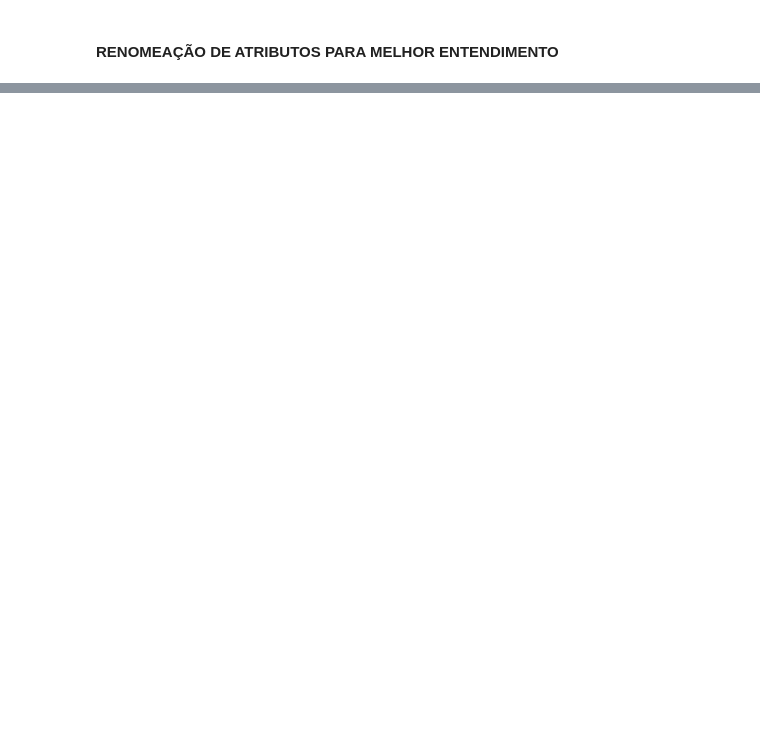
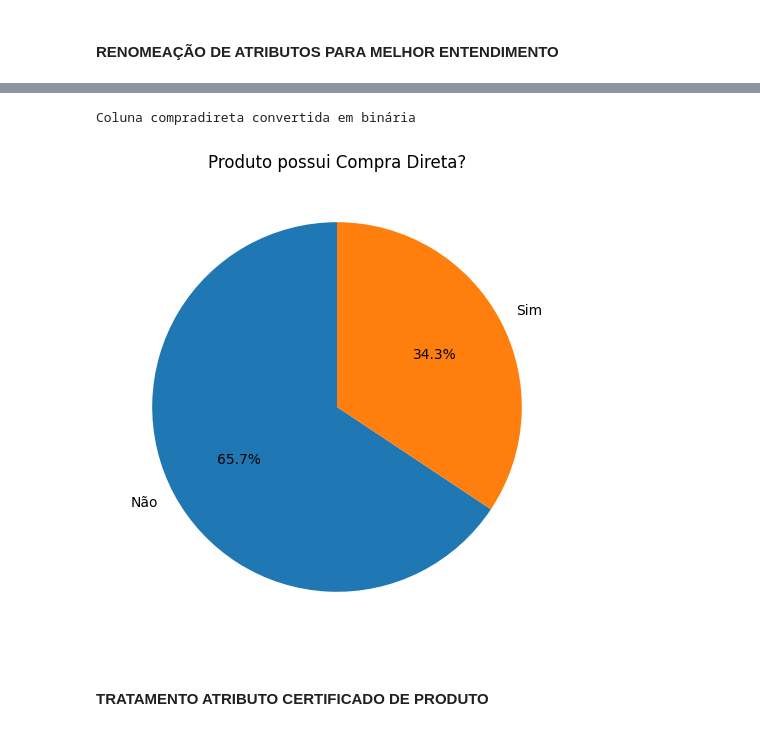
Before and after one commit to canasep/mackprojeto2, a Jupyter notebook: codes/PROJETO_APLICADO_2.ipynb, the cells around one changed output, grey strips where cells are left out. Drawn from its saved outputs; the diff is of its cells as text; code cells hidden in the pictures; blank space fills up the shorter version.

```diff
--- a/codes/PROJETO_APLICADO_2.ipynb
+++ b/codes/PROJETO_APLICADO_2.ipynb
@@ -517,0 +242,24 @@ df_consumer_electronics.head()
+# %%
+# TRATAMENTO DO ATRIBUTO CUPOM DE DESCONTO
+
+## PREENCHE VALORES NULOS
+s = df["cupomdesconto"].fillna("")
+
+## EXTRAI DADOS E CONVERTE EM NUMERICO
+pct_raw = s.str.extract(r'(\d+(?:\.\d+)?)\s*%', expand=False)
+val_raw = s.str.extract(r'\$\s*([0-9]+(?:\.[0-9]+)?)', expand=False)
+
+# CRIAÇÃO DE NOVAS COLUNAS
+df["porcentagem_cupomdesconto"] = np.where(
+    pct_raw.notna(), pd.to_numeric(pct_raw, errors="coerce") / 100.0, 0.0
+)
+df["valor_cupomdesconto"] = np.where(
+    val_raw.notna(), pd.to_numeric(val_raw, errors="coerce"), 0.0
+)
+
+## TORNA O ATRIBUTO CUPOMDESCONTO EM BINARIO
+mask_no = s.str.contains("No Coupon", case=False, na=False)
+df["cupomdesconto"] = np.where(mask_no, 0, 1)
+
+
+print("Tratamento da coluna cupomdesconto foi dividida em três colunas: cupomdesconsto (binária), porcentagem_cupomdesconto (em float) e valor_cupomdesconto (em float).")
@@ -517,0 +281,27 @@ df_consumer_electronics.head()
+# %%
+# CONVERSÃO DO ATRIBUTO EM BINÁRIO
+
+df["compradireta"] = (
+    df["compradireta"]
+    .fillna("")
+    .str.contains("Add to cart", case=False)
+    .astype(int)
+)
+
+print("Coluna compradireta convertida em binária")
+# %% [output]
+Coluna compradireta convertida em binária
+# %%
+import matplotlib.pyplot as plt
+import seaborn as sns
+
+compradireta_counts = df['compradireta'].value_counts()
+
+plt.figure(figsize=(6, 6))
+plt.pie(compradireta_counts.values, labels=['Não', 'Sim'], autopct='%1.1f%%', startangle=90)
+plt.title('Produto possui Compra Direta?')
+plt.show()
+# %% [output]
+[figure, added]
+# %% [markdown]
+#### TRATAMENTO ATRIBUTO CERTIFICADO DE PRODUTO
```
Also changed, not shown: parts of 90 cells of this notebook.
